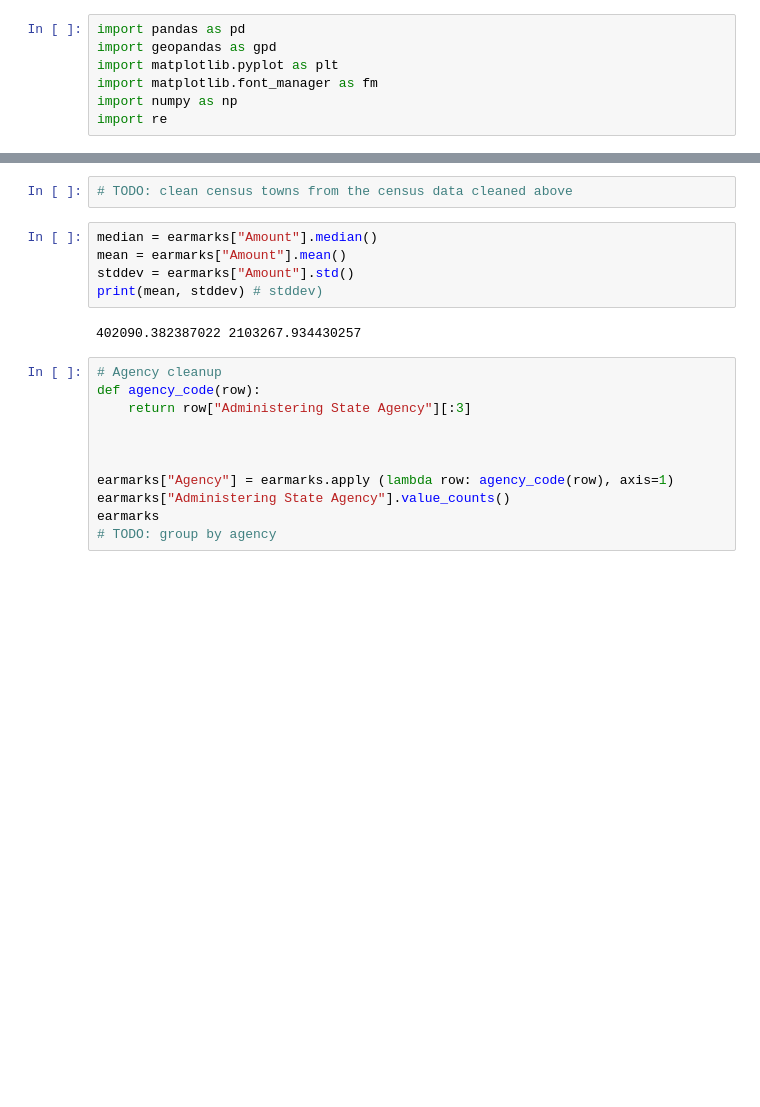
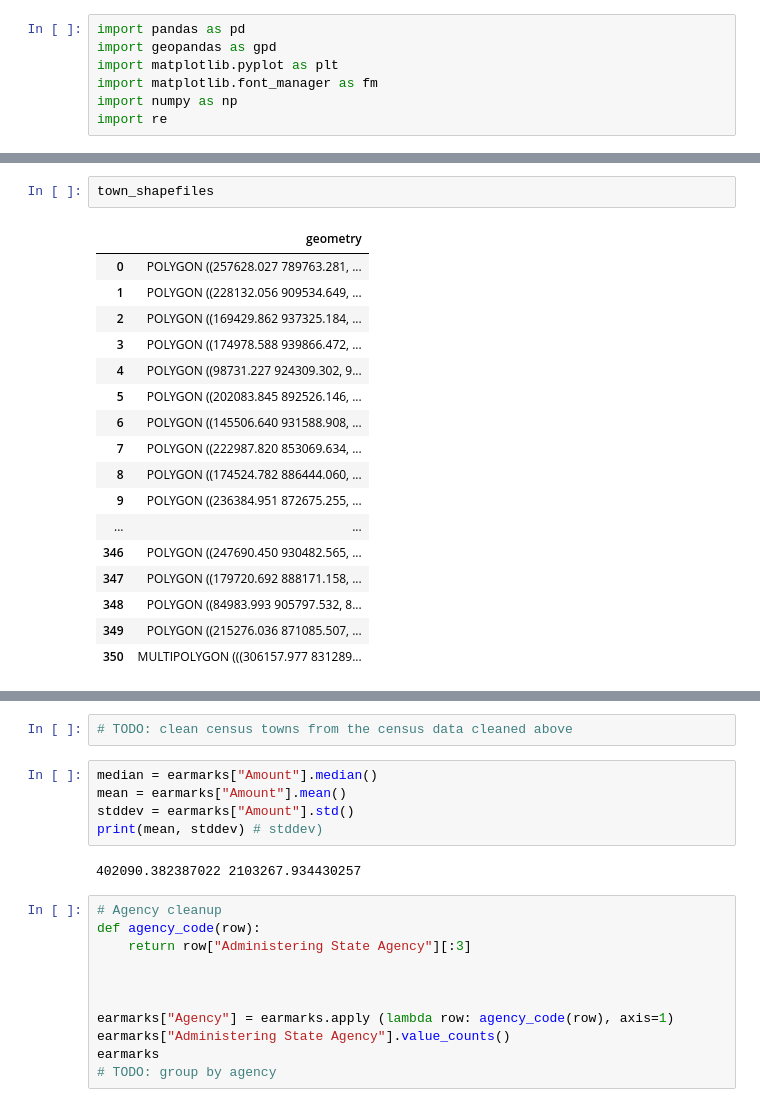
Before and after one commit to specificlanguage/gbh_earmarks, a Jupyter notebook: earmark_analysis.ipynb, the cells around one changed output, grey strips where cells are left out. Saved outputs shown, nothing was run; the diff lists cells and outputs as text; blank space fills up the shorter version.

```diff
--- a/earmark_analysis.ipynb
+++ b/earmark_analysis.ipynb
@@ -18,6 +18,26 @@ earmarks.head()
 | 2 | Abigail Adams Historical Society | Weymouth | 25000 | ANF - Executive Office For Admini... | daniel.shark@mass.gov | 15992058 | ... |
 | 3 | Abington Housing Authority Upgrades | Abington | 85000 | DHCD - Dept Of Housing And Commun... | alain.fabo@mass.gov | 70049318 | ... |
 | 4 | Abington Utility Task Vehicle | Abington | 28000 | HED - Executive Office Of Economi... | rory.c.ohanlon@mass.gov | 15992043 | ... |
+# %%
+town_shapefiles
+# %% [output]
+|  | geometry |
+| 0 | POLYGON ((257628.027 789763.281, ... |
+| 1 | POLYGON ((228132.056 909534.649, ... |
+| 2 | POLYGON ((169429.862 937325.184, ... |
+| 3 | POLYGON ((174978.588 939866.472, ... |
+| 4 | POLYGON ((98731.227 924309.302, 9... |
+| 5 | POLYGON ((202083.845 892526.146, ... |
+| 6 | POLYGON ((145506.640 931588.908, ... |
+| 7 | POLYGON ((222987.820 853069.634, ... |
+| 8 | POLYGON ((174524.782 886444.060, ... |
+| 9 | POLYGON ((236384.951 872675.255, ... |
+| ... | ... |
+| 346 | POLYGON ((247690.450 930482.565, ... |
+| 347 | POLYGON ((179720.692 888171.158, ... |
+| 348 | POLYGON ((84983.993 905797.532, 8... |
+| 349 | POLYGON ((215276.036 871085.507, ... |
+| 350 | MULTIPOLYGON (((306157.977 831289... |
 # %%
 # Population
 
```
Also changed, not shown: parts of 3 cells of this notebook, 2 other files.
